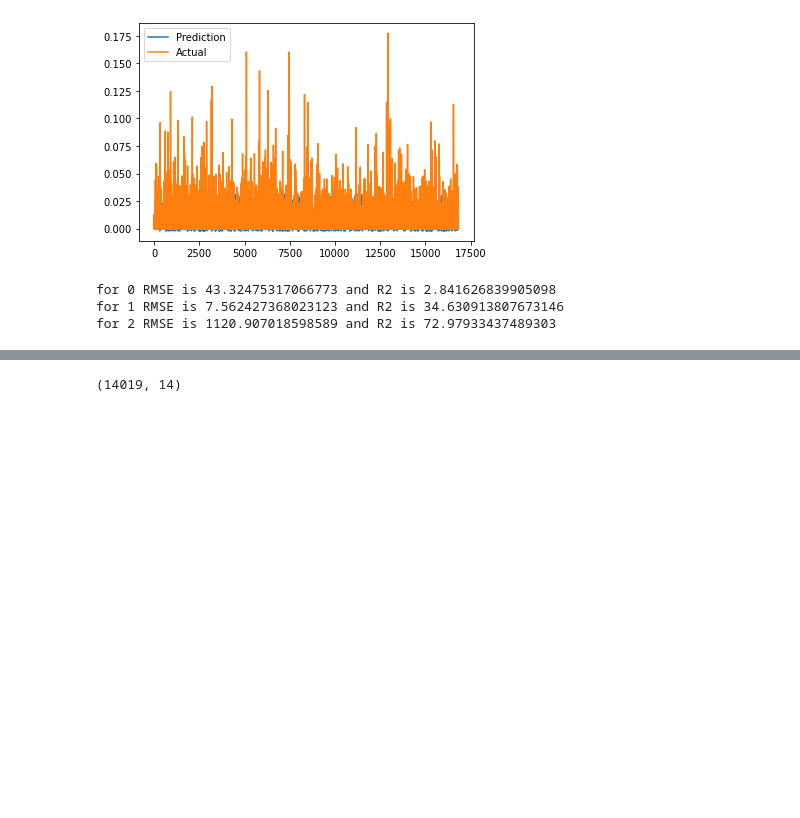
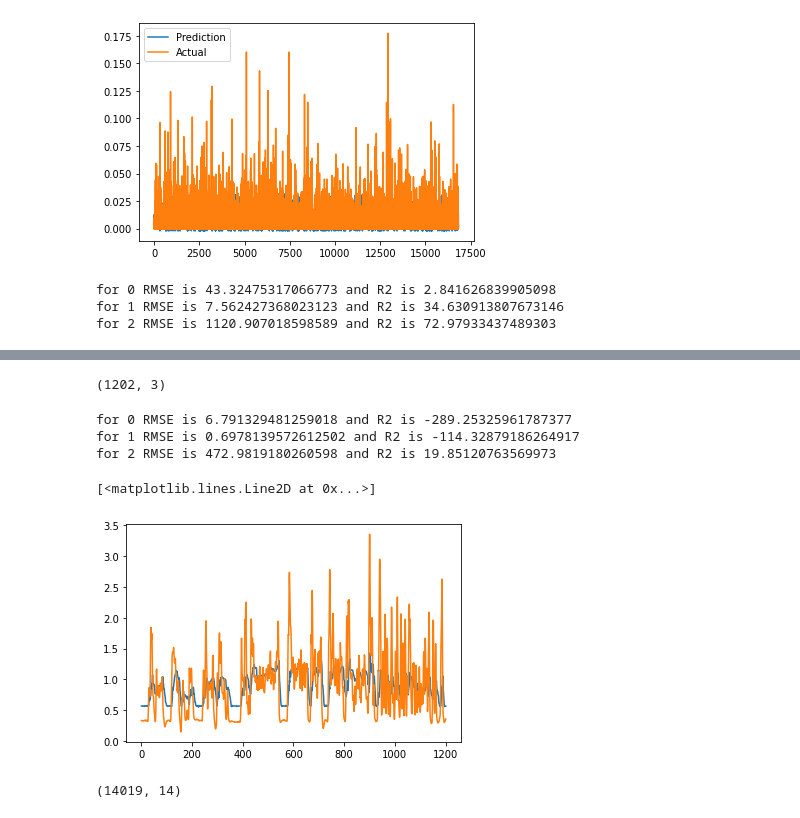
Before and after one commit to msaad1311/TfL-Dataset, a Jupyter notebook: src/EDA.ipynb, the cells around one changed output, grey strips where cells are left out. Cells and saved outputs as stored; diff of their text form; code cells hidden in the pictures; blank space fills up the shorter version.

```diff
--- a/src/EDA.ipynb
+++ b/src/EDA.ipynb
@@ -564,3 +564,6 @@ for i in range(0,3):
 for 0 RMSE is 43.32475317066773 and R2 is 2.841626839905098
 for 1 RMSE is 7.562427368023123 and R2 is 34.630913807673146
 for 2 RMSE is 1120.907018598589 and R2 is 72.97933437489303
+# %%
+veh1_urban_am = data.loc[(data['Vehicle']==1) & (data['driving cycle ']=='Urban-Free')]
+veh1_urban_am.head()
@@ -567,3 +581,31 @@ for 2 RMSE is 1120.907018598589 and R2 is 72.97933437489303
+# %%
+x = lbl_cycle.transform(veh1_urban_am['driving cycle '])
+
+x1 = lbl_vehicle.transform(veh1_urban_am['Vehicle'].astype('object'))
+# %%
+nums = veh1_urban_am[['Roll Speed','Eng. Speed']].values
+nums = scaler_input.transform(nums)
+nums = np.expand_dims(nums,axis=1)
+p = model.predict([nums,x,x1])
+# %%
+p.shape
+# %% [output]
+(1202, 3)
+# %%
+actual = veh1_urban_am[['CO Mass','NOx Mass','CO2 Mass']].values
+# %%
+for i in range(0,3):
+    print(f'for {i} RMSE is {math.sqrt(mse(actual[:,i],p[:,i]))*1000} and R2 is {r2_score(actual[:,i],p[:,i])*100}')
+# %% [output]
+for 0 RMSE is 6.791329481259018 and R2 is -289.25325961787377
+for 1 RMSE is 0.6978139572612502 and R2 is -114.32879186264917
+for 2 RMSE is 472.9819180260598 and R2 is 19.85120763569973
+# %%
+plt.plot(p[:,2])
+plt.plot(actual[:,2])
+# %% [output]
+[<matplotlib.lines.Line2D at 0x...>]
+[figure, added]
 # %%
 comb = pd.concat([veh1.drop(['driving cycle '],axis=1),drivingCycles],axis=1)
 # %%
```
Also changed, not shown: parts of 3 cells of this notebook.
